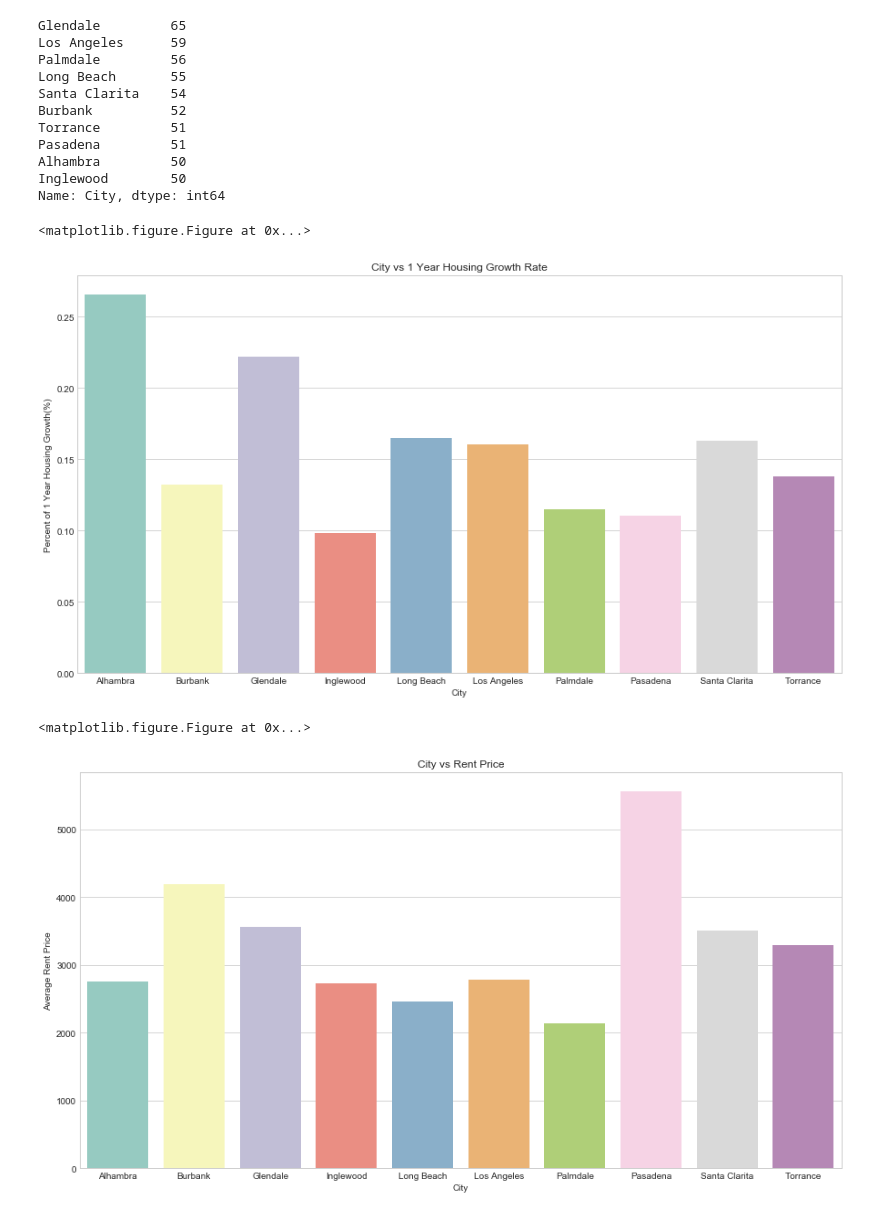
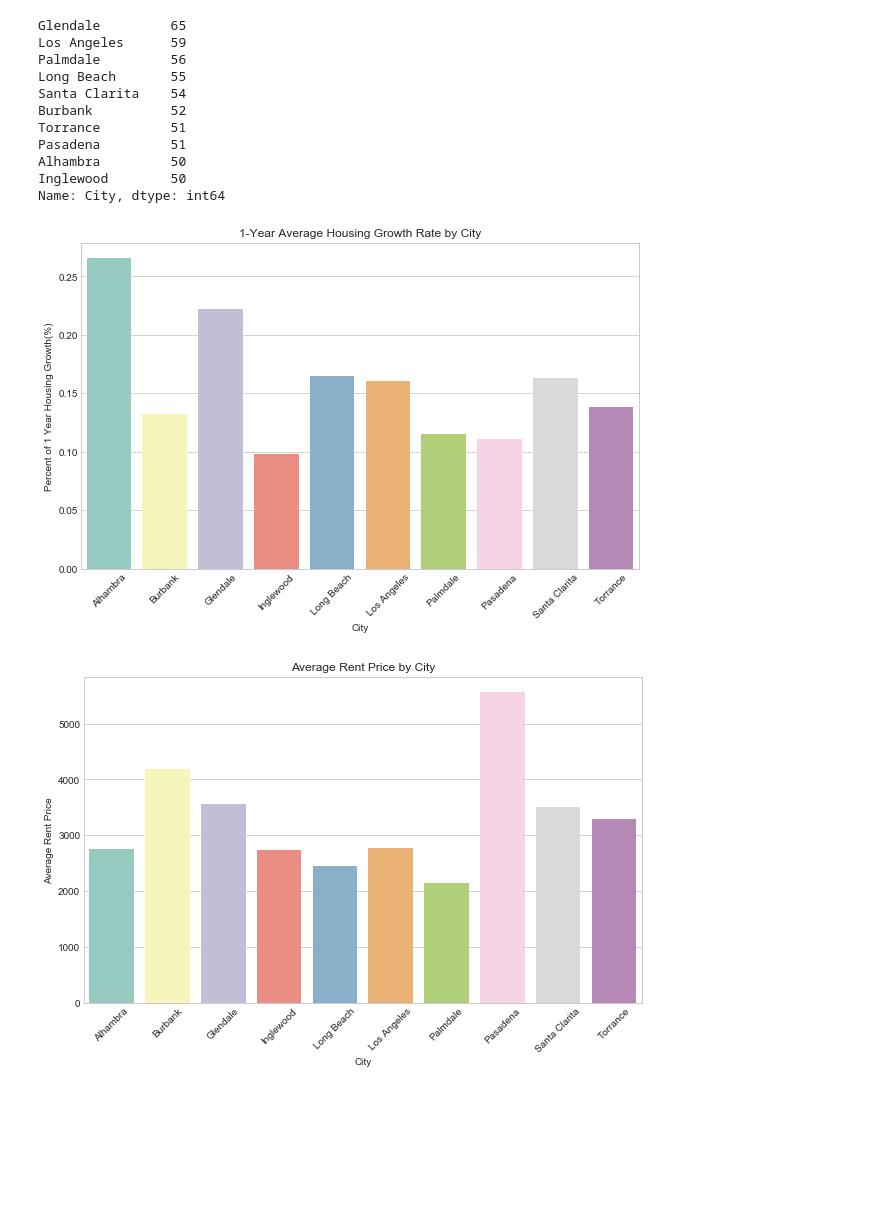
Before and after one commit to sueDCBV/USCBootcamp_FirstProject, a Jupyter notebook: Python/6-1.General_Housing_Info_Plot.ipynb, the cells around one changed output. Cells and saved outputs as stored; diff of their text form; code cells hidden in the pictures; blank space fills up the shorter version.

Commit message:
Update graph name and graph path and file path

```diff
--- a/Python/6-1.General_Housing_Info_Plot.ipynb
+++ b/Python/6-1.General_Housing_Info_Plot.ipynb
@@ -56,23 +56,22 @@ f_data.to_csv(f'../Clean_Data/5-3.Combined_zillow_data_with_growthrate.csv')
 # %%
 # group data by city and find the average housing growth for each cuty
 housing_growth_df = f_data.groupby(["City"])['Housing Growth'].agg(['mean']).sort_index().reset_index()
 housing_growth_df = housing_growth_df.rename(columns={"mean":"Housing_Growth_Avg"})
 
 # set the plot x_axis, y_axis, title and label
 sns.set_style("whitegrid")
-plt.figure(figsize=(15,8))
+plt.figure(figsize=(10,6))
 sns.barplot(x="City", y="Housing_Growth_Avg", data=housing_growth_df, palette=sns.color_palette("Set3", 19))
+plt.xticks(rotation=45)
 plt.xlabel("City")
 plt.ylabel("Percent of 1 Year Housing Growth(%)")
-plt.title("City vs 1 Year Housing Growth Rate")
-
-plt.show()
+plt.title("1-Year Average Housing Growth Rate by City")
 
 # Save the figure
-plt.savefig("../Clean_Data/6-1.Housing_Growth_by_City.png")
+plt.savefig("../Clean_Data/6-1.Ave_Housing_Growth_by_City.png")
+plt.show()
 # %% [output]
-<matplotlib.figure.Figure at 0x...>
-[figure, old version]
+[figure, new version]
 # %%
 # group data by city and find the average housing growth for each cuty
 rent_price_df = f_data.groupby(["City"])["rentzestimate"].agg(['mean']).sort_index().reset_index()
@@ -80,20 +79,18 @@ rent_price_df = rent_price_df.rename(columns={"mean":"Rent_Price_Avg"})
 
 # set the plot x_axis, y_axis, title and label
 sns.set_style("whitegrid")
-plt.figure(figsize=(15,8))
+plt.figure(figsize=(10,6))
 sns.barplot(x="City", y="Rent_Price_Avg", data=rent_price_df, palette=sns.color_palette("Set3", 19))
-
+plt.xticks(rotation=45)
 plt.xlabel("City")
 plt.ylabel("Average Rent Price")
-plt.title("City vs Rent Price")
-
-plt.show()
+plt.title("Average Rent Price by City")
 
 # Save the figure
-plt.savefig("../Clean_Data/6-1.Rent_Price_by-City.png")
+plt.savefig("../Clean_Data/6-1.Ave_Rent_Price_by-City.png")
+plt.show()
 # %% [output]
-<matplotlib.figure.Figure at 0x...>
-[figure, old version]
+[figure, new version]
 # %%
 # group data by city and find the average housing growth for each cuty
 price_df = f_data.groupby(["City"])["zestimate"].agg(['mean']).sort_index().reset_index()
```
Also changed, not shown: parts of 1 cell of this notebook, 25 other files.
